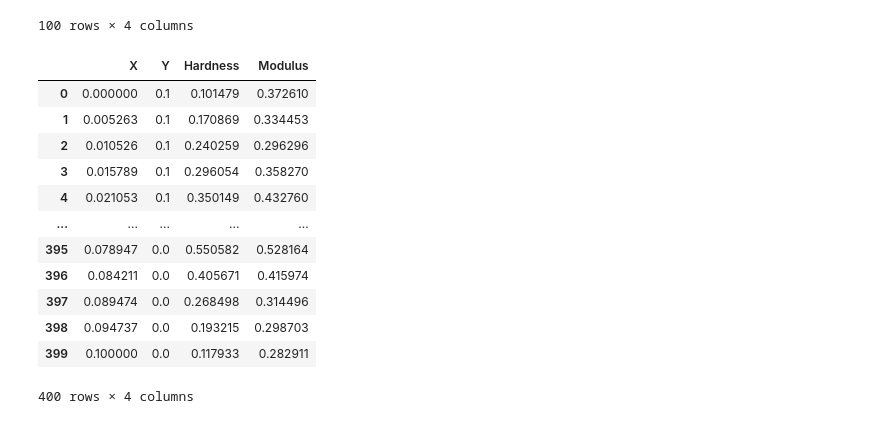
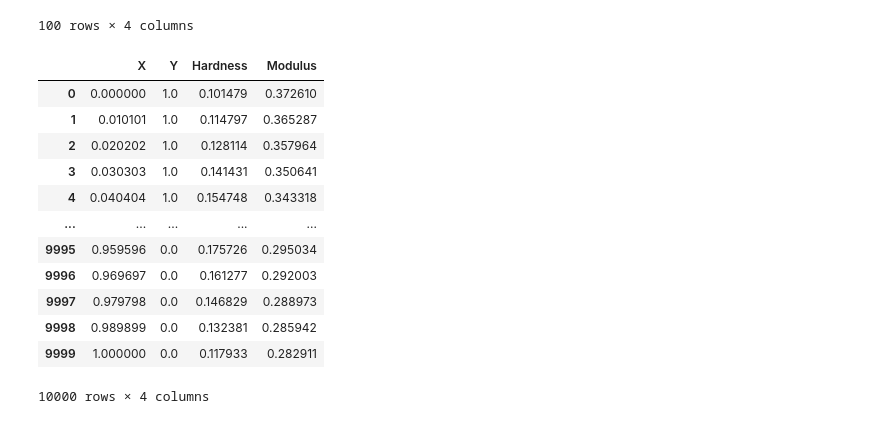
Before and after one commit to emilyliublair/VIP, a Jupyter notebook: hierarchical_clustering.ipynb, the cells around one changed output. Cells and saved outputs as stored; diff of their text form; code cells hidden in the pictures.

```diff
--- a/hierarchical_clustering.ipynb
+++ b/hierarchical_clustering.ipynb
@@ -125,40 +125,40 @@ hard_interp_norm=interpolate.interp2d(x, y, z_h, kind="linear")
 mod_interp_norm=interpolate.interp2d(x, y, z_m, kind="linear")
 # %%
 new_temp = pd.DataFrame()
-pts = 20
+pts = 100
 feature_x = np.linspace(0, 1, pts)
 feature_y = np.linspace(1, 0, pts)
 
 new_temp["X"] = list(feature_x) * pts
 arr = []
 for i in list(feature_y):
     arr.append([i]*pts)
 new_temp["Y"] = np.array(arr).reshape([pts*pts, 1])
 
 feature_hard = hard_interp_norm(feature_x, feature_y).reshape([pts*pts,1])
 feature_mod = mod_interp_norm(feature_x, feature_y).reshape([pts*pts,1])
 feature_hard = [i[0] for i in feature_hard]
 feature_mod = [i[0] for i in feature_mod]
 
 #weights of x and y
-new_temp["X"] = .1 * new_temp["X"]
-new_temp["Y"] = .1 * new_temp["Y"]
+new_temp["X"] = 1 * new_temp["X"]
+new_temp["Y"] = 1 * new_temp["Y"]
 new_temp["Hardness"] = feature_hard
 new_temp["Modulus"] = feature_mod
 
 new_temp
 #new_temp.to_csv("G1.csv")
 # %% [output]
 |  | X | Y | Hardness | Modulus |
-| 0 | 0.000000 | 0.1 | 0.101479 | 0.372610 |
-| 1 | 0.005263 | 0.1 | 0.170869 | 0.334453 |
-| 2 | 0.010526 | 0.1 | 0.240259 | 0.296296 |
-| 3 | 0.015789 | 0.1 | 0.296054 | 0.358270 |
-| 4 | 0.021053 | 0.1 | 0.350149 | 0.432760 |
+| 0 | 0.000000 | 1.0 | 0.101479 | 0.372610 |
+| 1 | 0.010101 | 1.0 | 0.114797 | 0.365287 |
+| 2 | 0.020202 | 1.0 | 0.128114 | 0.357964 |
+| 3 | 0.030303 | 1.0 | 0.141431 | 0.350641 |
+| 4 | 0.040404 | 1.0 | 0.154748 | 0.343318 |
 | ... | ... | ... | ... | ... |
-| 395 | 0.078947 | 0.0 | 0.550582 | 0.528164 |
-| 396 | 0.084211 | 0.0 | 0.405671 | 0.415974 |
-| 397 | 0.089474 | 0.0 | 0.268498 | 0.314496 |
-| 398 | 0.094737 | 0.0 | 0.193215 | 0.298703 |
-| 399 | 0.100000 | 0.0 | 0.117933 | 0.282911 |
+| 9995 | 0.959596 | 0.0 | 0.175726 | 0.295034 |
+| 9996 | 0.969697 | 0.0 | 0.161277 | 0.292003 |
+| 9997 | 0.979798 | 0.0 | 0.146829 | 0.288973 |
+| 9998 | 0.989899 | 0.0 | 0.132381 | 0.285942 |
+| 9999 | 1.000000 | 0.0 | 0.117933 | 0.282911 |
-400 rows × 4 columns
+10000 rows × 4 columns
```
Also changed, not shown: parts of 3 cells of this notebook.
